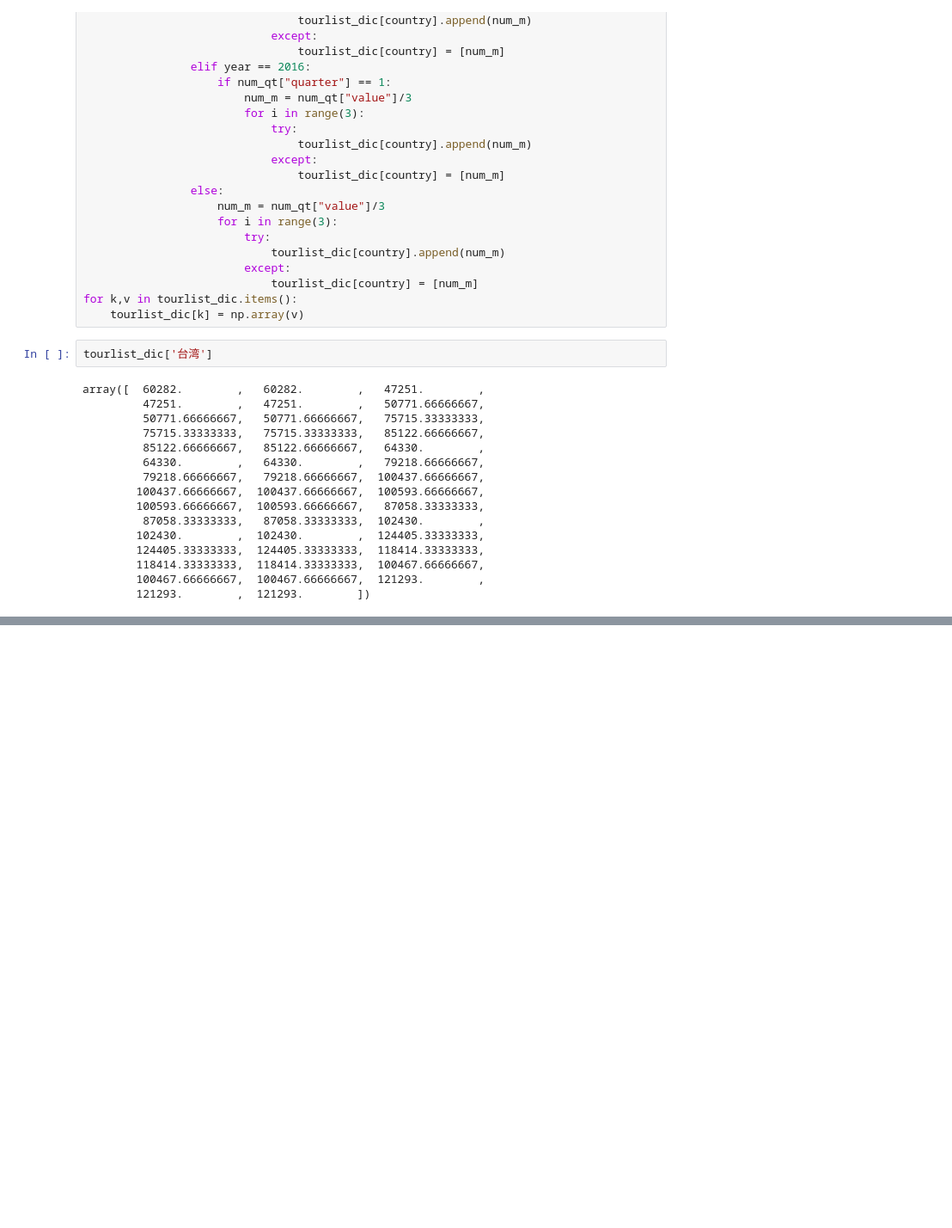
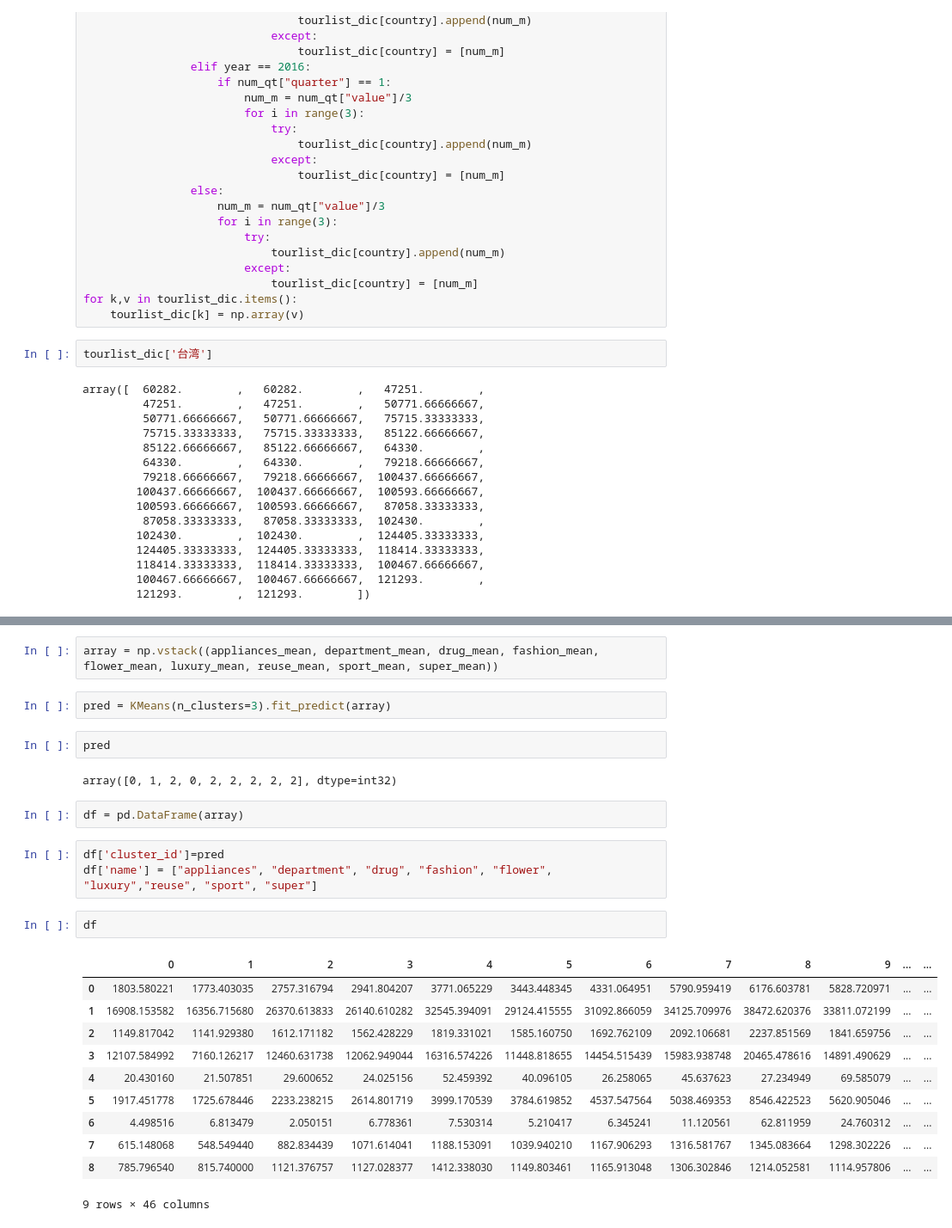
Before and after one commit to ro72/gci_team_1, a Jupyter notebook: k-means.ipynb, the cells around one changed output, grey strips where cells are left out. Shown at 86% size. Drawn from its saved outputs; the diff is of its cells as text; blank space fills up the shorter version.

```diff
--- a/k-means.ipynb
+++ b/k-means.ipynb
@@ -130,0 +141,27 @@ array([  5.63979535e+08,   5.54543129e+08,   6.51402306e+08,
+# %%
+array = np.vstack((appliances_mean, department_mean, drug_mean, fashion_mean, flower_mean, luxury_mean, reuse_mean, sport_mean, super_mean))
+# %%
+pred = KMeans(n_clusters=3).fit_predict(array)
+# %%
+pred
+# %% [output]
+array([0, 1, 2, 0, 2, 2, 2, 2, 2], dtype=int32)
+# %%
+df = pd.DataFrame(array)
+# %%
+df['cluster_id']=pred
+df['name'] = ["appliances", "department", "drug", "fashion", "flower", "luxury","reuse", "sport", "super"]
+# %%
+df
+# %% [output]
+|  | 0 | 1 | 2 | 3 | 4 | 5 | 6 | 7 | 8 | 9 | ... | ... |
+| 0 | 1803.580221 | 1773.403035 | 2757.316794 | 2941.804207 | 3771.065229 | 3443.448345 | 4331.064951 | 5790.959419 | 6176.603781 | 5828.720971 | ... | ... |
+| 1 | 16908.153582 | 16356.715680 | 26370.613833 | 26140.610282 | 32545.394091 | 29124.415555 | 31092.866059 | 34125.709976 | 38472.620376 | 33811.072199 | ... | ... |
+| 2 | 1149.817042 | 1141.929380 | 1612.171182 | 1562.428229 | 1819.331021 | 1585.160750 | 1692.762109 | 2092.106681 | 2237.851569 | 1841.659756 | ... | ... |
+| 3 | 12107.584992 | 7160.126217 | 12460.631738 | 12062.949044 | 16316.574226 | 11448.818655 | 14454.515439 | 15983.938748 | 20465.478616 | 14891.490629 | ... | ... |
+| 4 | 20.430160 | 21.507851 | 29.600652 | 24.025156 | 52.459392 | 40.096105 | 26.258065 | 45.637623 | 27.234949 | 69.585079 | ... | ... |
+| 5 | 1917.451778 | 1725.678446 | 2233.238215 | 2614.801719 | 3999.170539 | 3784.619852 | 4537.547564 | 5038.469353 | 8546.422523 | 5620.905046 | ... | ... |
+| 6 | 4.498516 | 6.813479 | 2.050151 | 6.778361 | 7.530314 | 5.210417 | 6.345241 | 11.120561 | 62.811959 | 24.760312 | ... | ... |
+| 7 | 615.148068 | 548.549440 | 882.834439 | 1071.614041 | 1188.153091 | 1039.940210 | 1167.906293 | 1316.581767 | 1345.083664 | 1298.302226 | ... | ... |
+| 8 | 785.796540 | 815.740000 | 1121.376757 | 1127.028377 | 1412.338030 | 1149.803461 | 1165.913048 | 1306.302846 | 1214.052581 | 1114.957806 | ... | ... |
+9 rows × 46 columns
```
Also changed, not shown: parts of 8 cells of this notebook, 3 other files.
